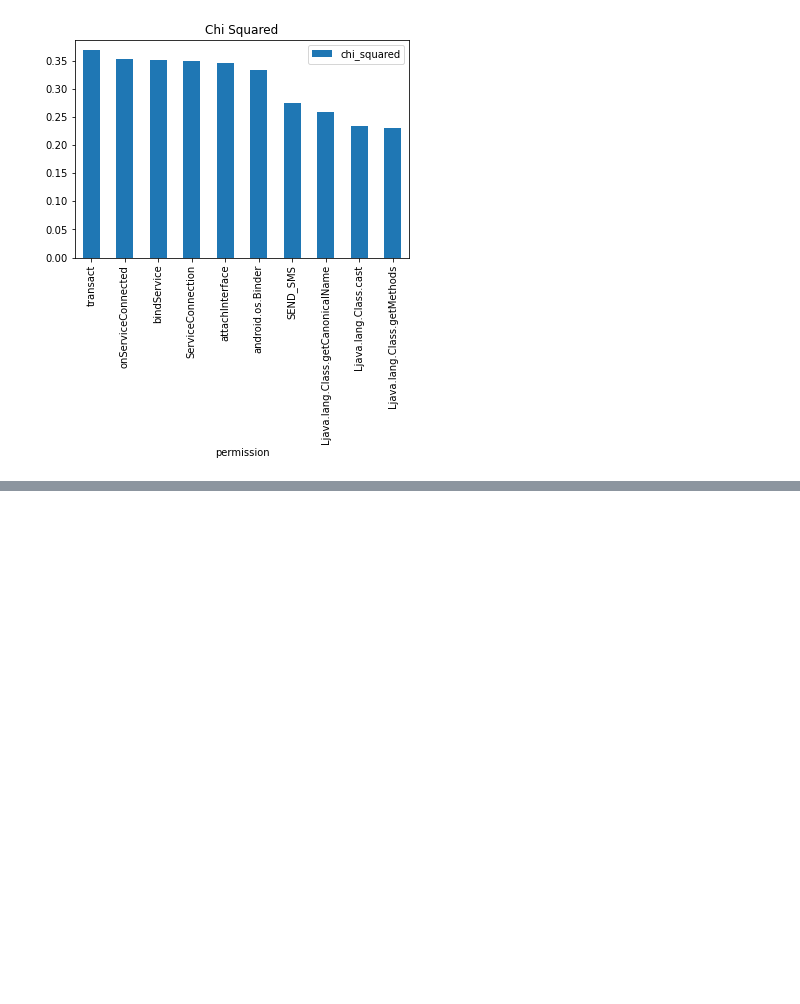
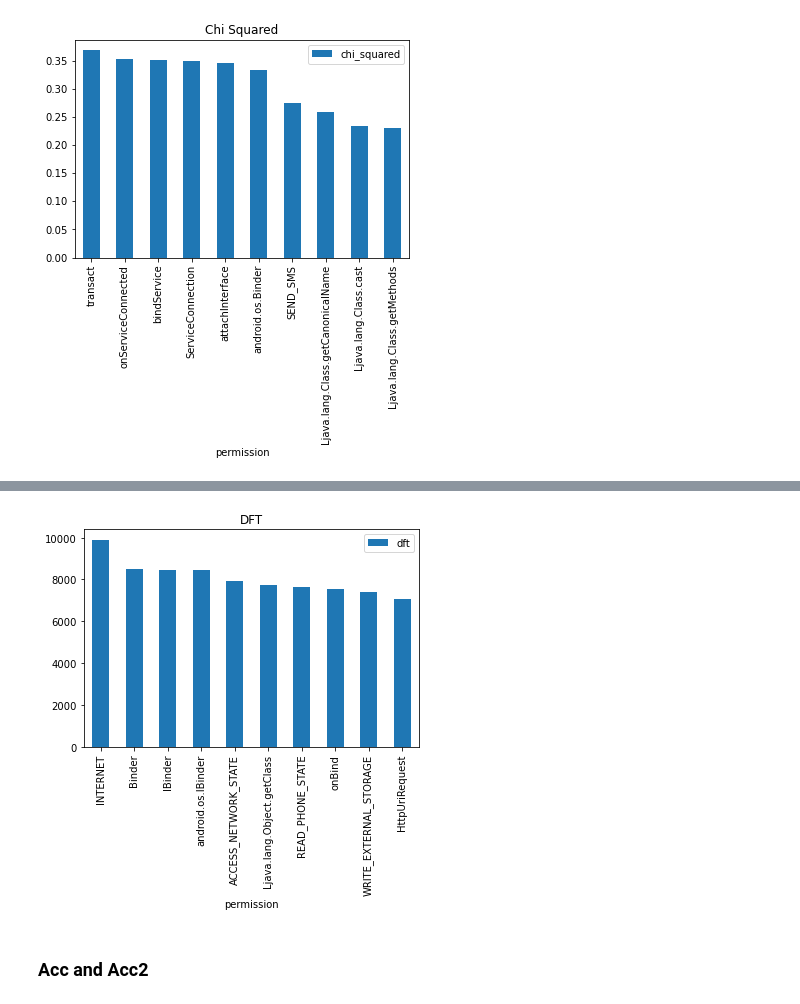
Before and after one commit to NiguXNick/DataScience, a Jupyter notebook: Filter-Based.ipynb, the cells around one changed output, grey strips where cells are left out. Cells and saved outputs as stored; diff of their text form; code cells hidden in the pictures; blank space fills up the shorter version.

```diff
--- a/Filter-Based.ipynb
+++ b/Filter-Based.ipynb
@@ -146,0 +189,9 @@ show_chi_squared_graph()
+# %%
+def dft(class_name):
+    return gpc(class_name,0) + gpc(class_name,2)
+
+dft_df = pd.DataFrame(columns=["permission", "dft"])
+for i in ds.columns:
+    if i != "class":
+        dft_df = pd.concat([dft_df, pd.DataFrame([[i, dft(i)]], columns=["permission", "dft"])])
+dft_df.sort_values(by="dft", ascending=False).head(10)
@@ -146,0 +210,12 @@ show_chi_squared_graph()
+# %%
+def show_dft_graph():
+    dft_df.sort_values(by="dft", ascending=False, inplace=True)
+    dft_df.head(10).plot(x="permission", y="dft", kind="bar")
+    plt.title("DFT")
+    plt.show()
+
+show_dft_graph()
+# %% [output]
+[figure, added]
+# %% [markdown]
+<h3> Acc and Acc2
```
Also changed, not shown: parts of 16 cells of this notebook.
